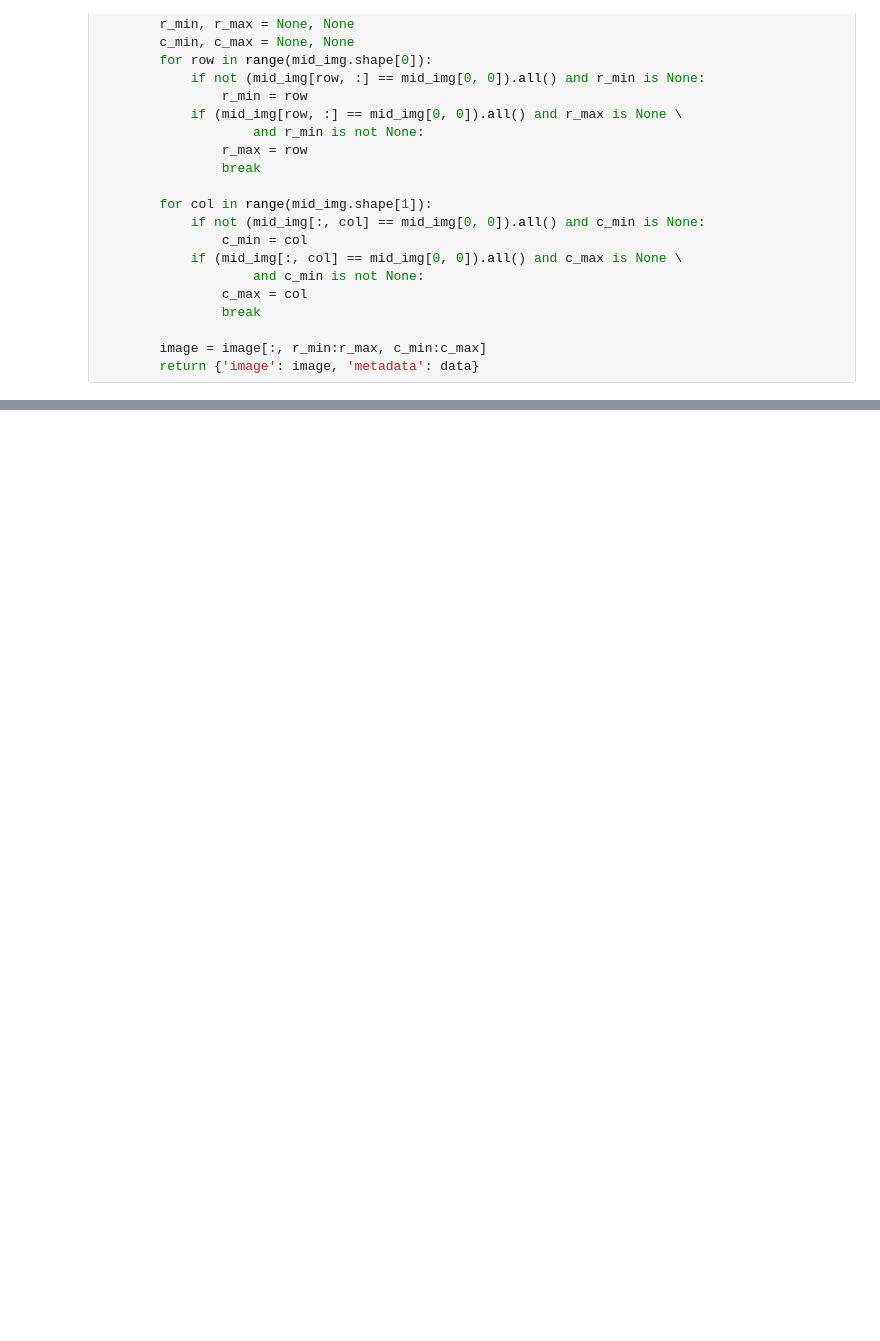
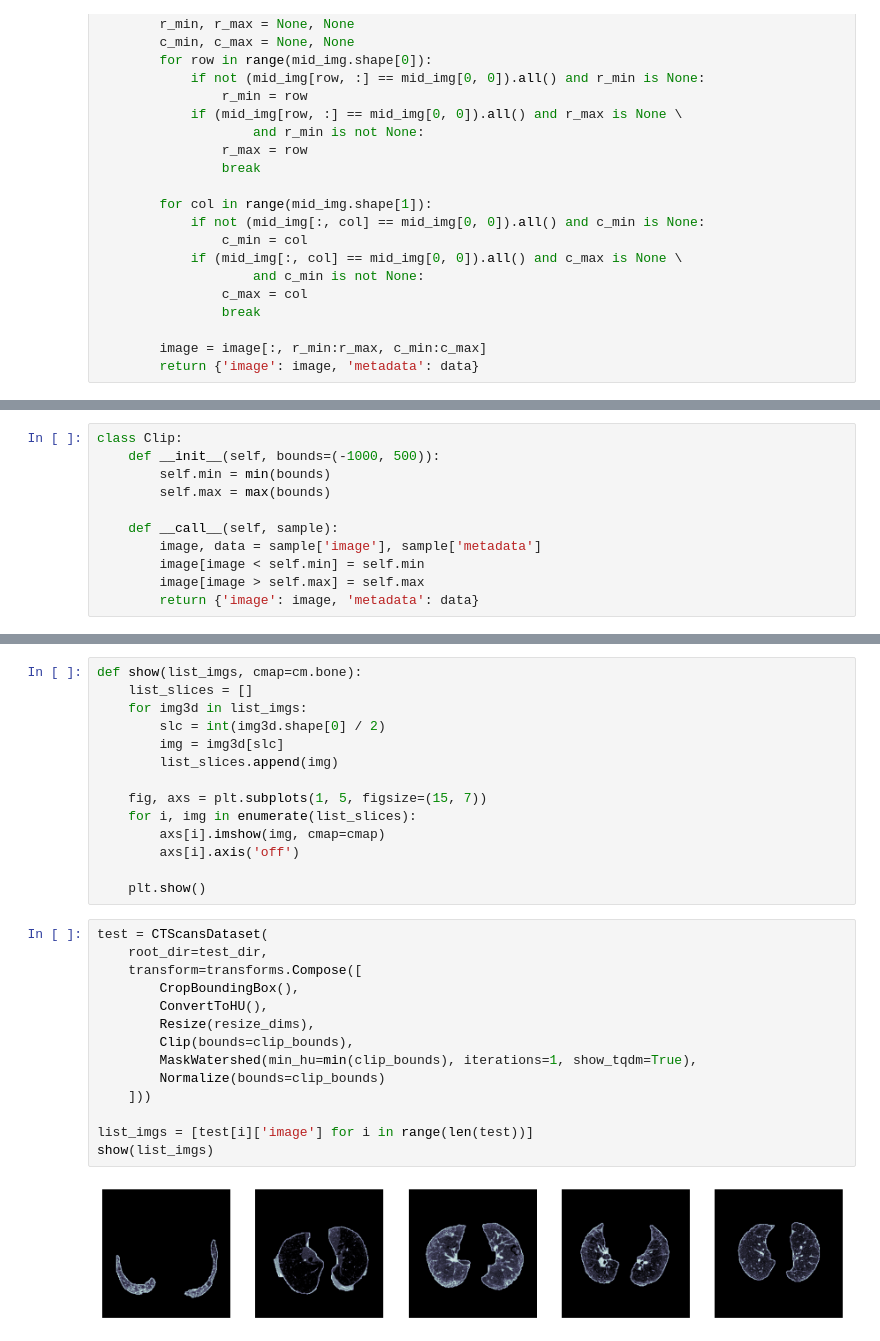
Before and after one commit to jonykarki/Kaggle-OSIC-Pulmonary-Fibrosis-Progression, a Jupyter notebook: AutoEncoder/main.ipynb, the cells around one changed output, grey strips where cells are left out. Saved outputs shown, nothing was run; the diff lists cells and outputs as text; blank space fills up the shorter version.

```diff
--- a/AutoEncoder/main.ipynb
+++ b/AutoEncoder/main.ipynb
@@ -145,0 +172,11 @@ class CropBoundingBox:
+# %%
+class Clip:
+    def __init__(self, bounds=(-1000, 500)):
+        self.min = min(bounds)
+        self.max = max(bounds)
+
+    def __call__(self, sample):
+        image, data = sample['image'], sample['metadata']
+        image[image < self.min] = self.min
+        image[image > self.max] = self.max
+        return {'image': image, 'metadata': data}
@@ -145,0 +308,30 @@ class CropBoundingBox:
+# %%
+def show(list_imgs, cmap=cm.bone):
+    list_slices = []
+    for img3d in list_imgs:
+        slc = int(img3d.shape[0] / 2)
+        img = img3d[slc]
+        list_slices.append(img)
+
+    fig, axs = plt.subplots(1, 5, figsize=(15, 7))
+    for i, img in enumerate(list_slices):
+        axs[i].imshow(img, cmap=cmap)
+        axs[i].axis('off')
+
+    plt.show()
+# %%
+test = CTScansDataset(
+    root_dir=test_dir,
+    transform=transforms.Compose([
+        CropBoundingBox(),
+        ConvertToHU(),
+        Resize(resize_dims),
+        Clip(bounds=clip_bounds),
+        MaskWatershed(min_hu=min(clip_bounds), iterations=1, show_tqdm=True),
+        Normalize(bounds=clip_bounds)
+    ]))
+
+list_imgs = [test[i]['image'] for i in range(len(test))]
+show(list_imgs)
+# %% [output]
+[figure, added]
```
Also changed, not shown: parts of 12 cells of this notebook, 1 other file.
